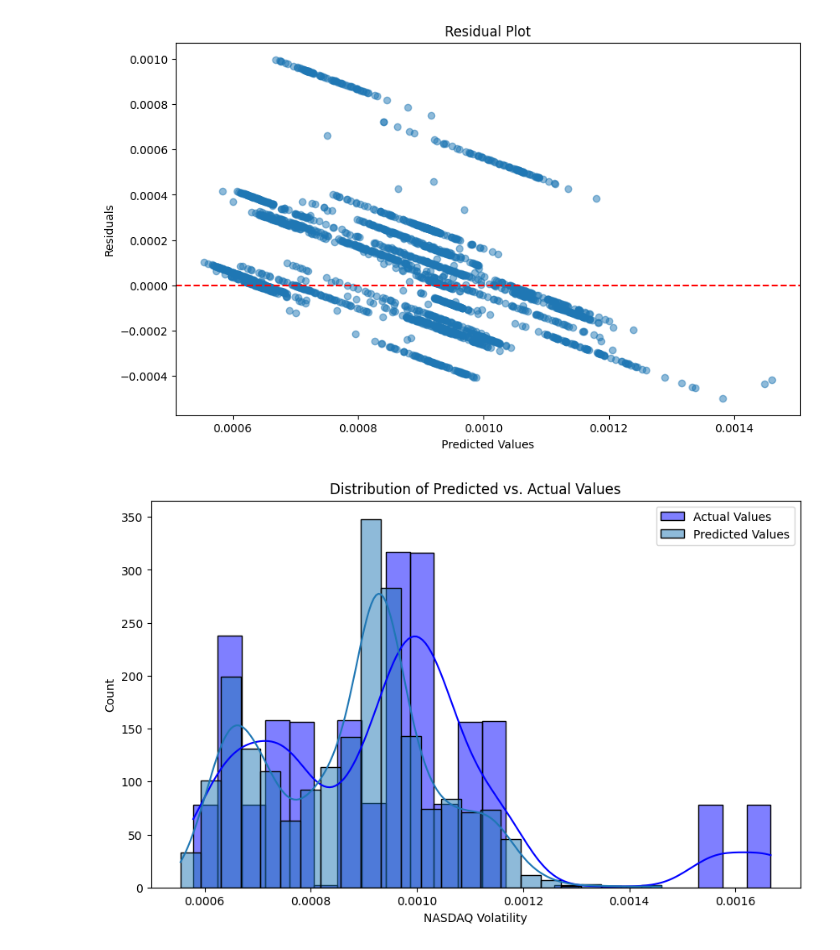
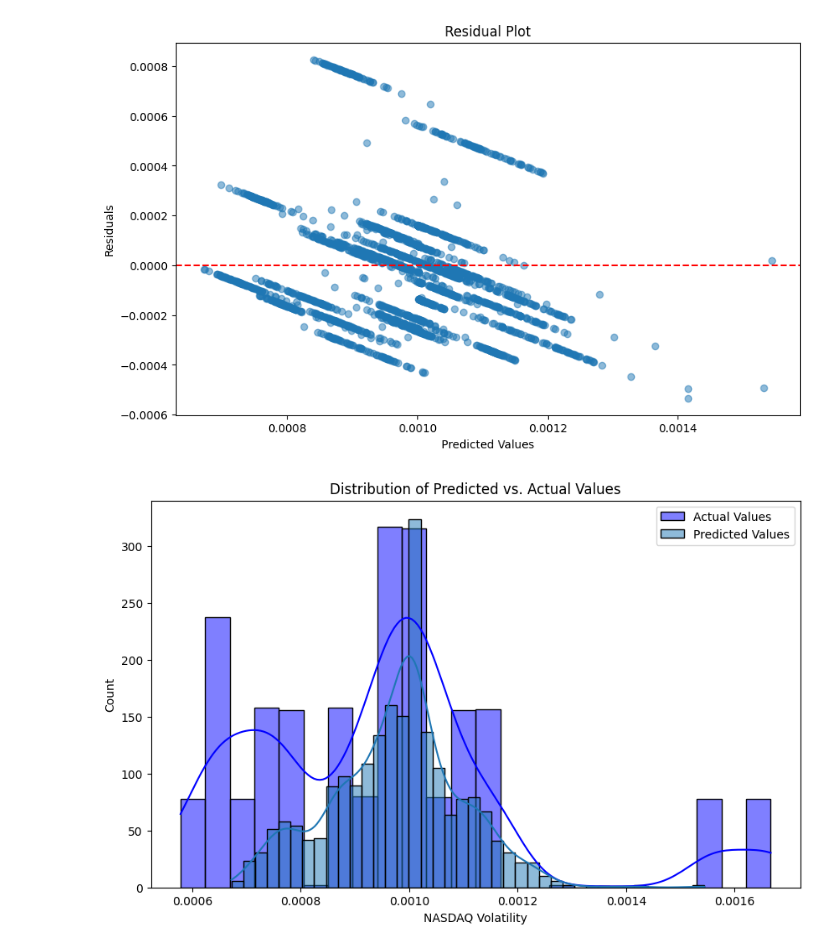
Before and after one commit to SDing-14/Fintech-540, a Jupyter notebook: Step10: Neural_Network.ipynb, the cells around one changed output. Saved outputs shown, nothing was run; the diff lists cells and outputs as text; code cells hidden in the pictures.

```diff
--- a/Step10: Neural_Network.ipynb
+++ b/Step10: Neural_Network.ipynb
@@ -63,7 +63,7 @@ model = Sequential()
 model.add(Bidirectional(LSTM(128, activation='relu', return_sequences=True), input_shape=(n_timesteps, X_train.shape[2])))
 model.add(LSTM(70, activation='relu', return_sequences=False))
 model.add(Dropout(0.20))
-model.add(Dense(45, activation='relu'))
+model.add(Dense(32, activation='relu'))
 model.add(Dropout(0.15))
 model.add(Dense(25, activation='relu'))
 model.add(Dropout(0.1))
@@ -76,7 +76,7 @@ model.add(Dense(1))
 model.compile(optimizer='adam', loss='mean_squared_error')
 
 # Train the model
-model.fit(X_train, y_train, epochs=150, batch_size=32, verbose=1)
+model.fit(X_train, y_train, epochs=80, batch_size=32, verbose=1)
 
 # Predict using the test set
 y_pred = model.predict(X_test)
@@ -145,2 +145,2 @@ Maximum value of NASDAQ_Volatility: 0.0023001574758978
-[figure, old version]
+[figure, new version]
-[figure, old version]
+[figure, new version]
```
Also changed, not shown: parts of 1 cell of this notebook, 2 other files.
